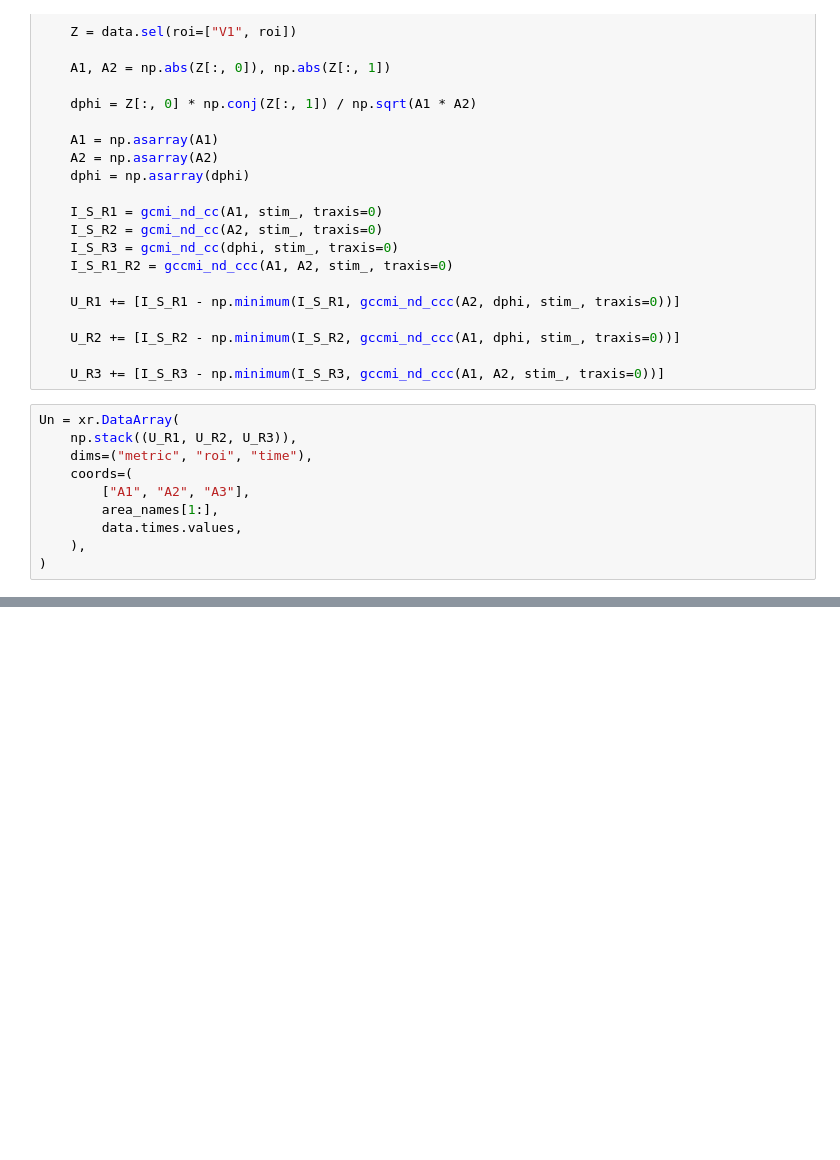
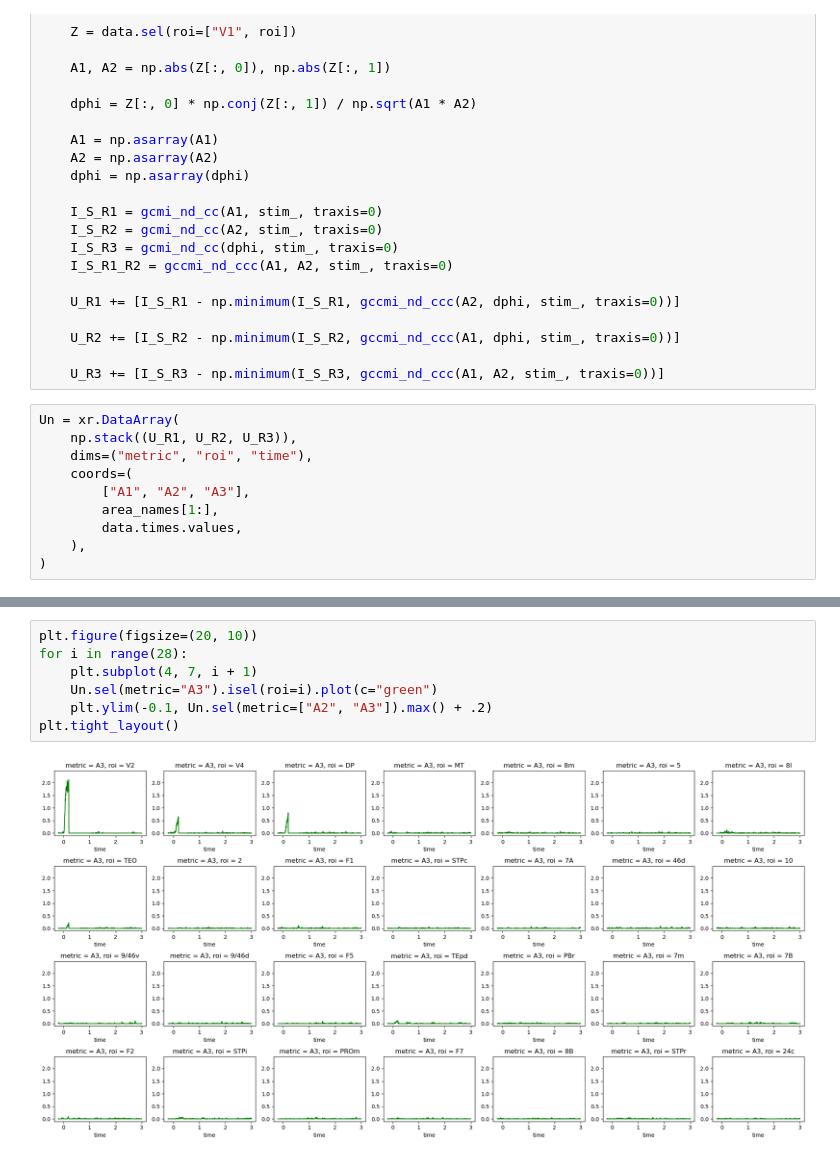
Before and after one commit to ViniciusLima94/StuartLandauWBM, a Jupyter notebook: notebooks/WholeBrainModel.ipynb, the cells around one changed output, grey strips where cells are left out. Saved outputs shown, nothing was run; the diff lists cells and outputs as text; blank space fills up the shorter version.

```diff
--- a/notebooks/WholeBrainModel.ipynb
+++ b/notebooks/WholeBrainModel.ipynb
@@ -291,0 +291,9 @@ plt.tight_layout()
+# %%
+plt.figure(figsize=(20, 10))
+for i in range(28):
+    plt.subplot(4, 7, i + 1)
+    Un.sel(metric="A3").isel(roi=i).plot(c="green")
+    plt.ylim(-0.1, Un.sel(metric=["A2", "A3"]).max() + .2)
+plt.tight_layout()
+# %% [output]
+[figure, added]
```
Also changed, not shown: parts of 6 cells of this notebook, 2 other files.
